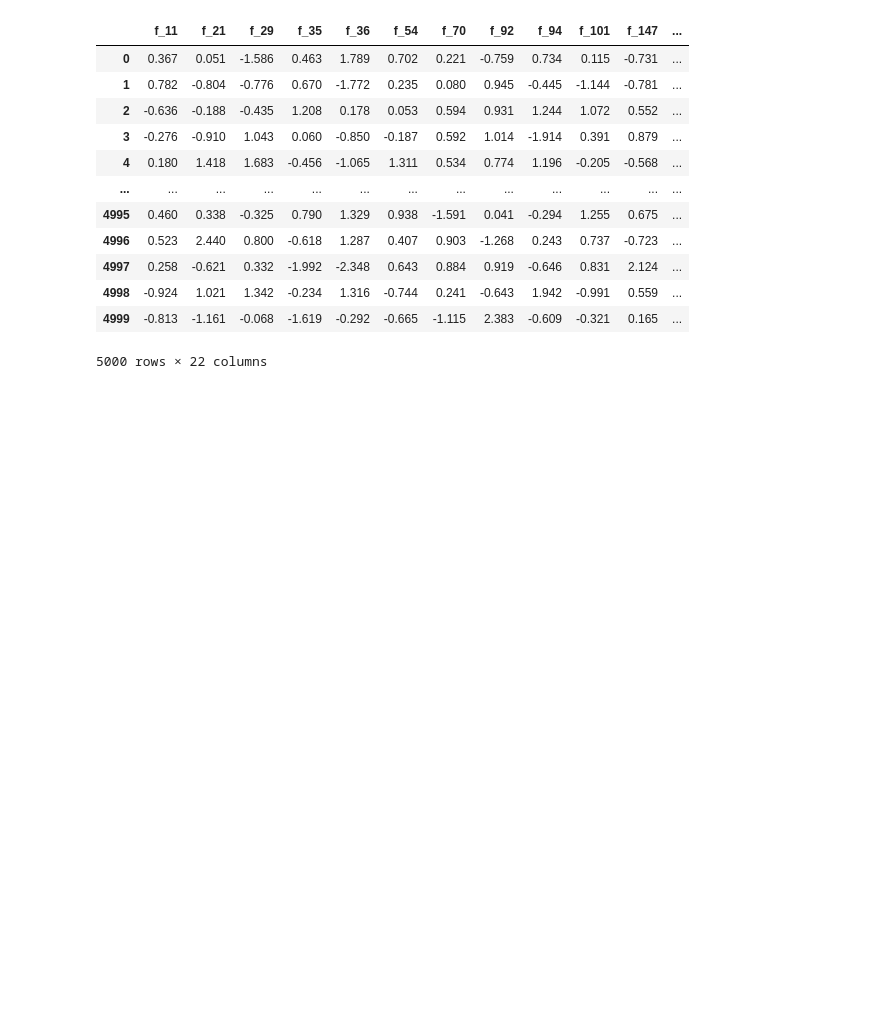
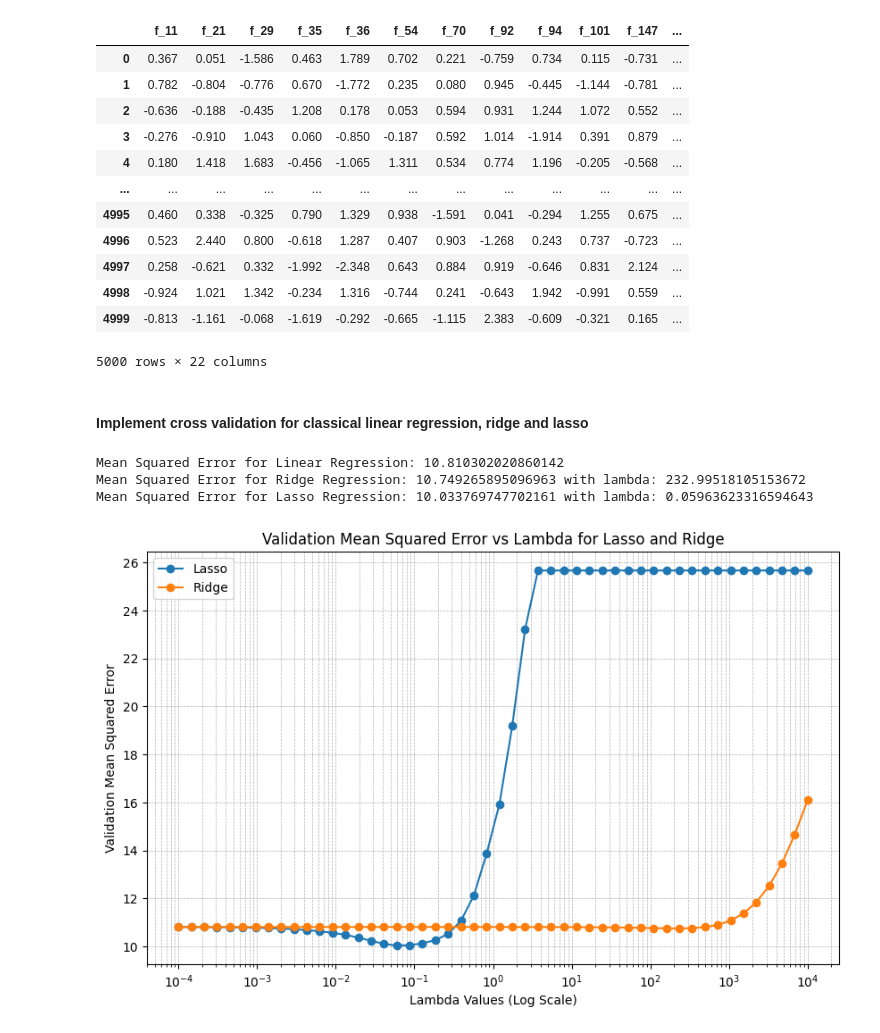
Before and after one commit to MeetPatel89/synthetic_pred, a Jupyter notebook: notebooks/explore-0.0.1.ipynb, the cells around one changed output. Drawn from its saved outputs; the diff is of its cells as text; code cells hidden in the pictures; blank space fills up the shorter version.

```diff
--- a/notebooks/explore-0.0.1.ipynb
+++ b/notebooks/explore-0.0.1.ipynb
@@ -417,3 +390,15 @@ df_train_clean.drop(columns="target").loc[:, lasso_coeffs[best_lasso_lambda] > 0
 | 4998 | -0.924 | 1.021 | 1.342 | -0.234 | 1.316 | -0.744 | 0.241 | -0.643 | 1.942 | -0.991 | 0.559 | ... |
 | 4999 | -0.813 | -1.161 | -0.068 | -1.619 | -0.292 | -0.665 | -1.115 | 2.383 | -0.609 | -0.321 | 0.165 | ... |
 5000 rows × 22 columns
+# %% [markdown]
+#### Implement cross validation for classical linear regression, ridge and lasso
+# %%
+ridge_mse = {}
+for i in lambdas:
+    ridge = Ridge(alpha=i)
+    ridge_mse[i] = k_fold_cross_validation(df=df_train_clean, k=10, model=ridge)
+# %%
+lasso_mse = {}
+for i in lambdas:
+    lasso = Lasso(alpha=i)
+    lasso_mse[i] =  k_fold_cross_validation(df=df_train_clean, k=10, model=lasso)
@@ -419,0 +411,12 @@ df_train_clean.drop(columns="target").loc[:, lasso_coeffs[best_lasso_lambda] > 0
+# %%
+print(f"Mean Squared Error for Linear Regression: {lr_mse}")
+print(f"Mean Squared Error for Ridge Regression: {ridge_mse[best_ridge_lambda]} with lambda: {best_ridge_lambda}")
+print(f"Mean Squared Error for Lasso Regression: {lasso_mse[best_lasso_lambda]} with lambda: {best_lasso_lambda}")
+# %% [output]
+Mean Squared Error for Linear Regression: 10.810302020860142
+Mean Squared Error for Ridge Regression: 10.749265895096963 with lambda: 232.99518105153672
+Mean Squared Error for Lasso Regression: 10.033769747702161 with lambda: 0.05963623316594643
+# %%
+plot_lasso_ridge_errors(lasso_mse=lasso_mse, ridge_mse=ridge_mse)
+# %% [output]
+[figure, added]
```
Also changed, not shown: parts of 8 cells of this notebook, 3 other files.
